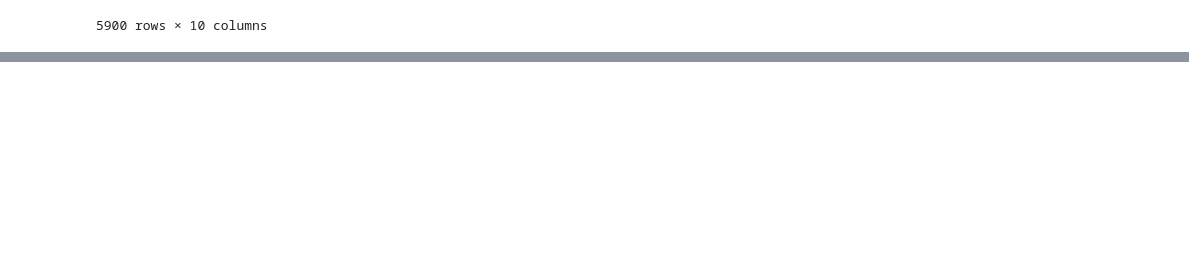
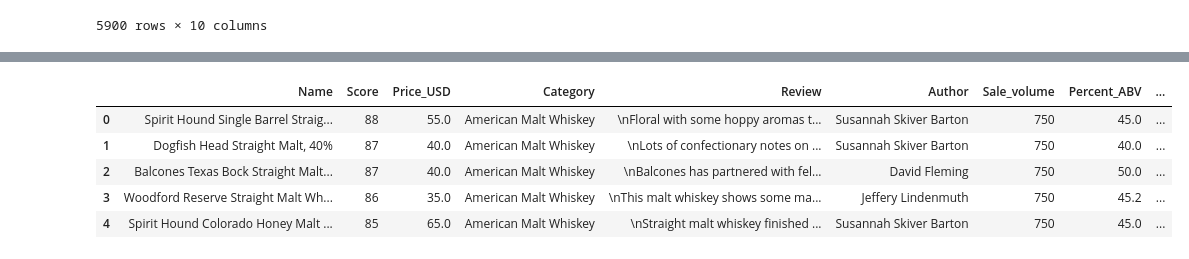
Before and after one commit to gspahlin/WhiskyAdvocate_ETL, a Jupyter notebook: whiskey_explore_and_clean.ipynb, the cells around one changed output, grey strips where cells are left out. Cells and saved outputs as stored; diff of their text form; code cells hidden in the pictures; blank space fills up the shorter version.

```diff
--- a/whiskey_explore_and_clean.ipynb
+++ b/whiskey_explore_and_clean.ipynb
@@ -708,19 +707,19 @@ cat_df
 | 59 | 59 | World Whisky |
 # %%
 # I am going to write a function here to help with encoding
-#this will iterate through a list, check a dictonary's key for a matching value. if found it will append the value to a second
+#this will iterate through a list, check a dictonary's value for a match. if found it will append the key to a second
 #list, or possibly replace the value
 
 def switcheroo(list1, list2, dict1):
 
     #iterate through list1
     for i in list1:
-        #iterate through the dictionary
-        for k in dict1.items():
-            #if the key matches the value in list 1
-            if key == i:
-                #add the value for that key to list 2
-                list2.append(value)
+        #iterate through the dictionary (using .items() returns these as a tuple)
+        for key, value in dict1.items():
+            #if the value matches the value in list 1
+            if value == i:
+                #add the key for that value to list 2
+                list2.append(key)
 
 #this function still needs checked
 # %%
@@ -747,3 +746,9 @@ whis_df
 | 5898 | That Boutique-y Whisky Company (d... | 85 | 90.0 | World Whisky | \nWhite pepper-dappled summer fru... | Jonny McCormick | 750 | 52.5 | ... |
 | 5899 | Abasolo 100% Ancestral Corn Whisk... | 82 | 40.0 | World Whisky | \n\r\n\r\nMade from nixtamalized ... | Susannah Skiver Barton | 750 | 43.0 | ... |
 5900 rows × 10 columns
+# %%
+#encode a dictionary with author keys and author_id values
+
+auth_dict = author_df.to_dict()
+
+auth_dict
@@ -749,0 +773,6 @@ whis_df
+# %%
+#assign the author dict to its own variable
+
+aut_rosetta = auth_dict['Author'].copy()
+
+aut_rosetta
@@ -749,0 +794,17 @@ whis_df
+# %%
+#use the switcheroo
+
+a_ids = []
+
+switcheroo(a_list, a_ids, aut_rosetta)
+
+whis_df['author_id'] = a_ids
+
+whis_df.head()
+# %% [output]
+|  | Name | Score | Price_USD | Category | Review | Author | Sale_volume | Percent_ABV | ... |
+| 0 | Spirit Hound Single Barrel Straig... | 88 | 55.0 | American Malt Whiskey | \nFloral with some hoppy aromas t... | Susannah Skiver Barton | 750 | 45.0 | ... |
+| 1 | Dogfish Head Straight Malt, 40% | 87 | 40.0 | American Malt Whiskey | \nLots of confectionary notes on ... | Susannah Skiver Barton | 750 | 40.0 | ... |
+| 2 | Balcones Texas Bock Straight Malt... | 87 | 40.0 | American Malt Whiskey | \nBalcones has partnered with fel... | David Fleming | 750 | 50.0 | ... |
+| 3 | Woodford Reserve Straight Malt Wh... | 86 | 35.0 | American Malt Whiskey | \nThis malt whiskey shows some ma... | Jeffery Lindenmuth | 750 | 45.2 | ... |
+| 4 | Spirit Hound Colorado Honey Malt ... | 85 | 65.0 | American Malt Whiskey | \nStraight malt whiskey finished ... | Susannah Skiver Barton | 750 | 45.0 | ... |
```
Also changed, not shown: parts of 8 cells of this notebook.
